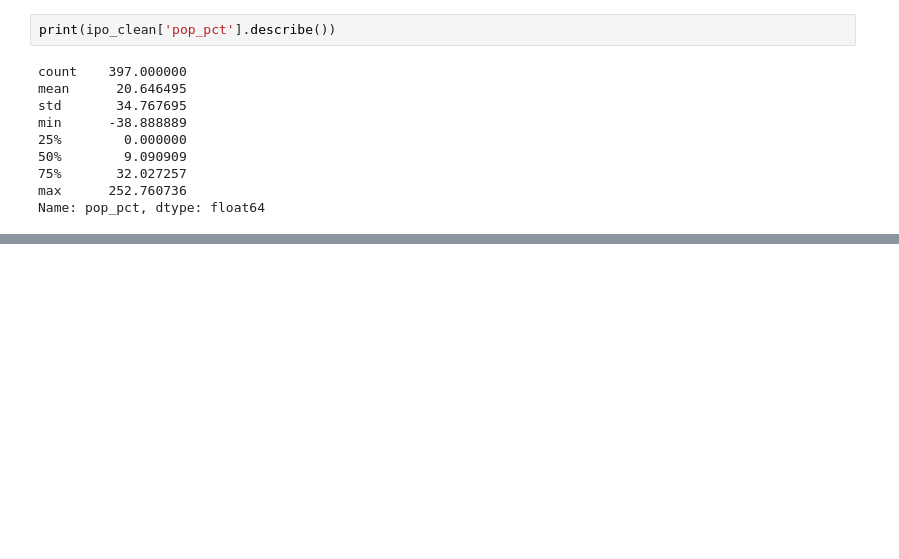
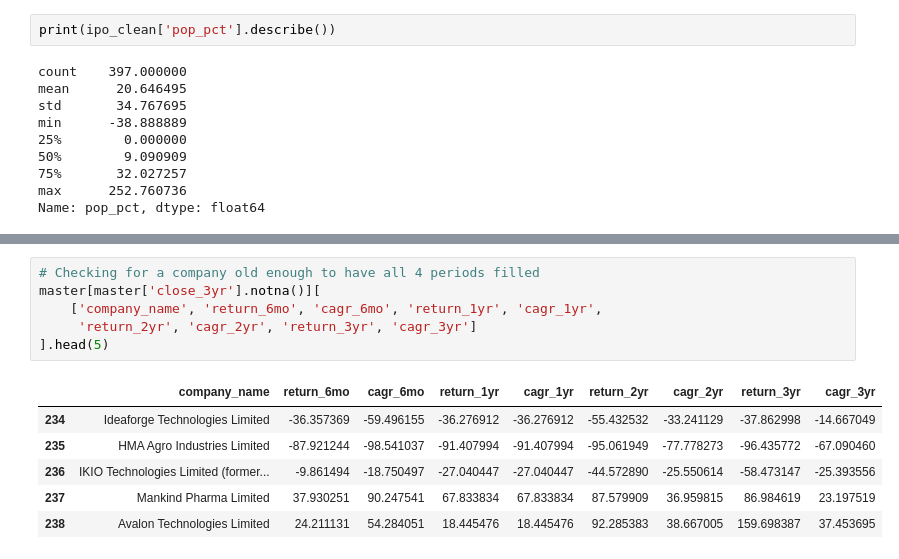
Before and after one commit to sajalmundra/nse-ipo-cohort-analysis, a Jupyter notebook: notebooks/03_sql_return_calculations.ipynb, the cells around one changed output, grey strips where cells are left out. Saved outputs shown, nothing was run; the diff lists cells and outputs as text; blank space fills up the shorter version.

```diff
--- a/notebooks/03_sql_return_calculations.ipynb
+++ b/notebooks/03_sql_return_calculations.ipynb
@@ -78,0 +212,13 @@ Name: pop_pct, dtype: float64
+# %%
+# Checking for a company old enough to have all 4 periods filled
+master[master['close_3yr'].notna()][
+    ['company_name', 'return_6mo', 'cagr_6mo', 'return_1yr', 'cagr_1yr',
+     'return_2yr', 'cagr_2yr', 'return_3yr', 'cagr_3yr']
+].head(5)
+# %% [output]
+|  | company_name | return_6mo | cagr_6mo | return_1yr | cagr_1yr | return_2yr | cagr_2yr | return_3yr | cagr_3yr |
+| 234 | Ideaforge Technologies Limited | -36.357369 | -59.496155 | -36.276912 | -36.276912 | -55.432532 | -33.241129 | -37.862998 | -14.667049 |
+| 235 | HMA Agro Industries Limited | -87.921244 | -98.541037 | -91.407994 | -91.407994 | -95.061949 | -77.778273 | -96.435772 | -67.090460 |
+| 236 | IKIO Technologies Limited (former... | -9.861494 | -18.750497 | -27.040447 | -27.040447 | -44.572890 | -25.550614 | -58.473147 | -25.393556 |
+| 237 | Mankind Pharma Limited | 37.930251 | 90.247541 | 67.833834 | 67.833834 | 87.579909 | 36.959815 | 86.984619 | 23.197519 |
+| 238 | Avalon Technologies Limited | 24.211131 | 54.284051 | 18.445476 | 18.445476 | 92.285383 | 38.667005 | 159.698387 | 37.453695 |
```
Also changed, not shown: parts of 21 cells of this notebook, 2 other files.
